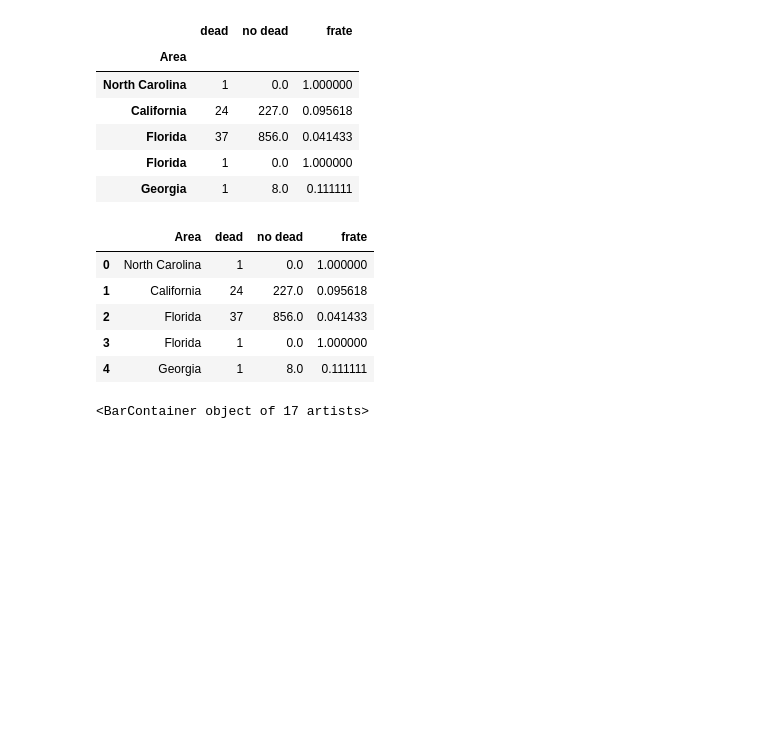
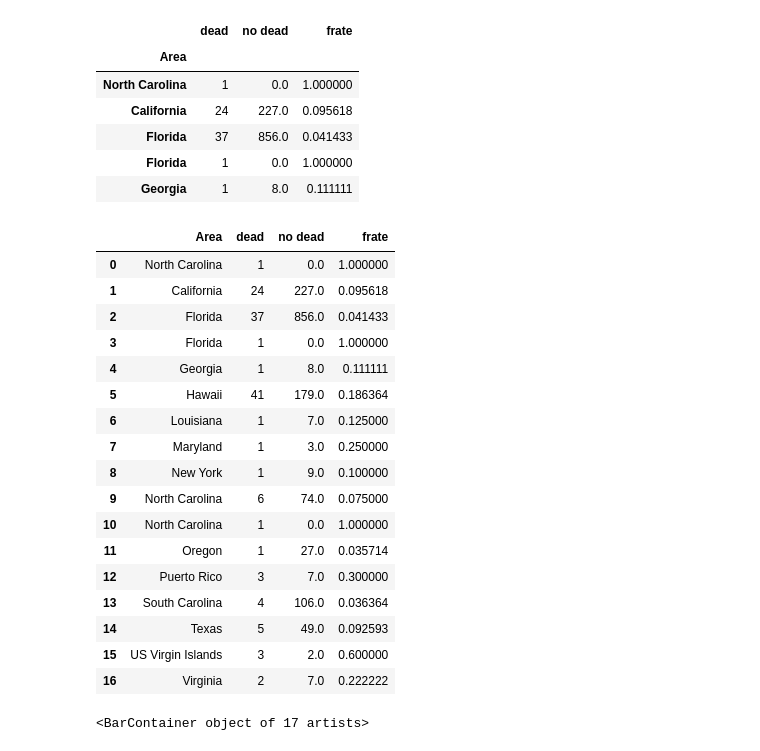
Before and after one commit to ironhack-datalabs/datamad0619, a Jupyter notebook: module-1/pandas-project/your-code/data-wrangling.ipynb, the cells around one changed output. Saved outputs shown, nothing was run; the diff lists cells and outputs as text; code cells hidden in the pictures; blank space fills up the shorter version.

```diff
--- a/module-1/pandas-project/your-code/data-wrangling.ipynb
+++ b/module-1/pandas-project/your-code/data-wrangling.ipynb
@@ -369,12 +303,26 @@ pan.head()
 | Georgia | 1 | 8.0 | 0.111111 |
 # %%
 pan1 = pan.reset_index().rename_axis(None).rename_axis(None, axis=1)
-pan1.head()
+pan1
+pan2= pan1[]
+pan2
 # %% [output]
 |  | Area | dead | no dead | frate |
 | 0 | North Carolina | 1 | 0.0 | 1.000000 |
 | 1 | California | 24 | 227.0 | 0.095618 |
 | 2 | Florida | 37 | 856.0 | 0.041433 |
 | 3 | Florida | 1 | 0.0 | 1.000000 |
 | 4 | Georgia | 1 | 8.0 | 0.111111 |
+| 5 | Hawaii | 41 | 179.0 | 0.186364 |
+| 6 | Louisiana | 1 | 7.0 | 0.125000 |
+| 7 | Maryland | 1 | 3.0 | 0.250000 |
+| 8 | New York | 1 | 9.0 | 0.100000 |
+| 9 | North Carolina | 6 | 74.0 | 0.075000 |
+| 10 | North Carolina | 1 | 0.0 | 1.000000 |
+| 11 | Oregon | 1 | 27.0 | 0.035714 |
+| 12 | Puerto Rico | 3 | 7.0 | 0.300000 |
+| 13 | South Carolina | 4 | 106.0 | 0.036364 |
+| 14 | Texas | 5 | 49.0 | 0.092593 |
+| 15 | US Virgin Islands | 3 | 2.0 | 0.600000 |
+| 16 | Virginia | 2 | 7.0 | 0.222222 |
 # %%
```
Also changed, not shown: parts of 31 cells of this notebook, 3 other files.
